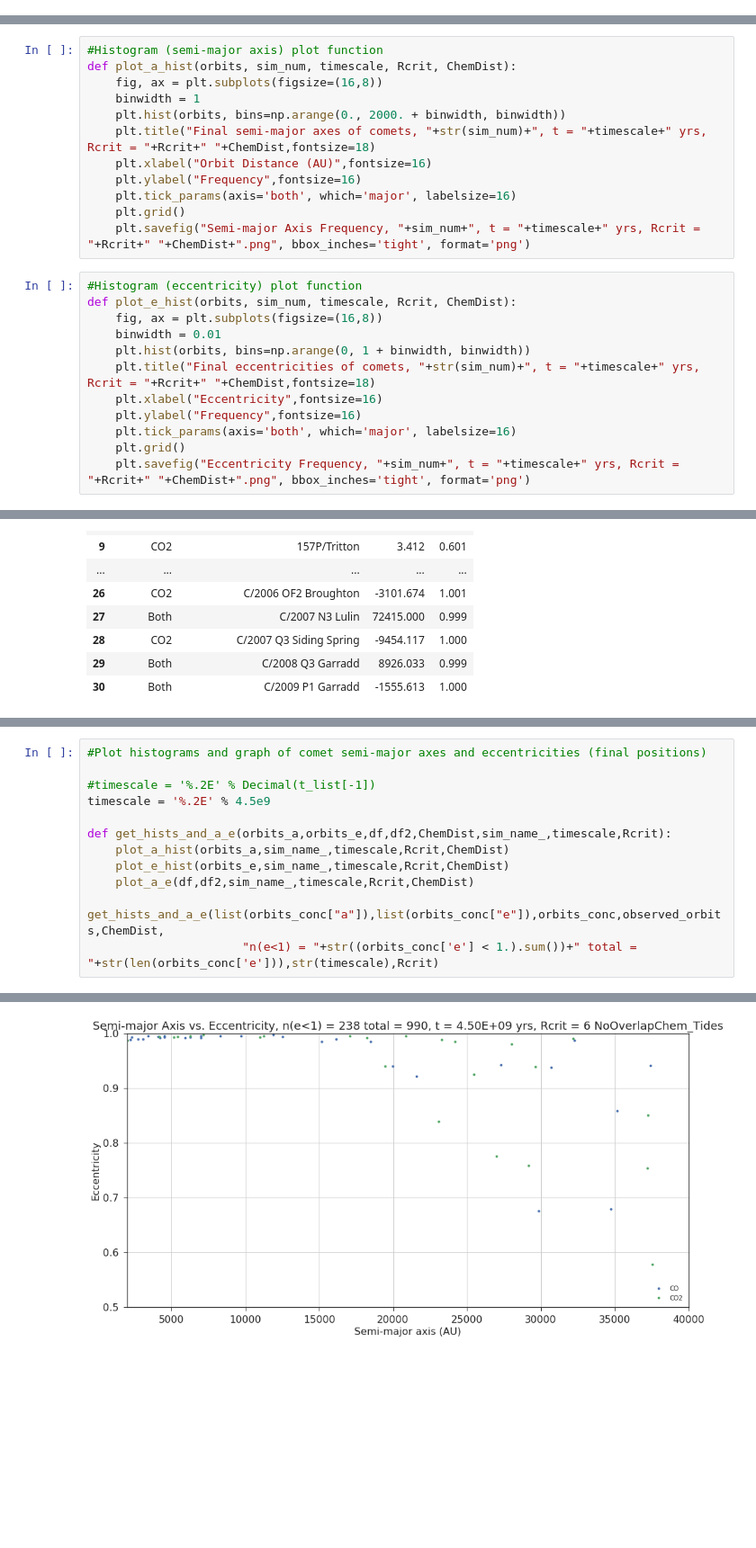
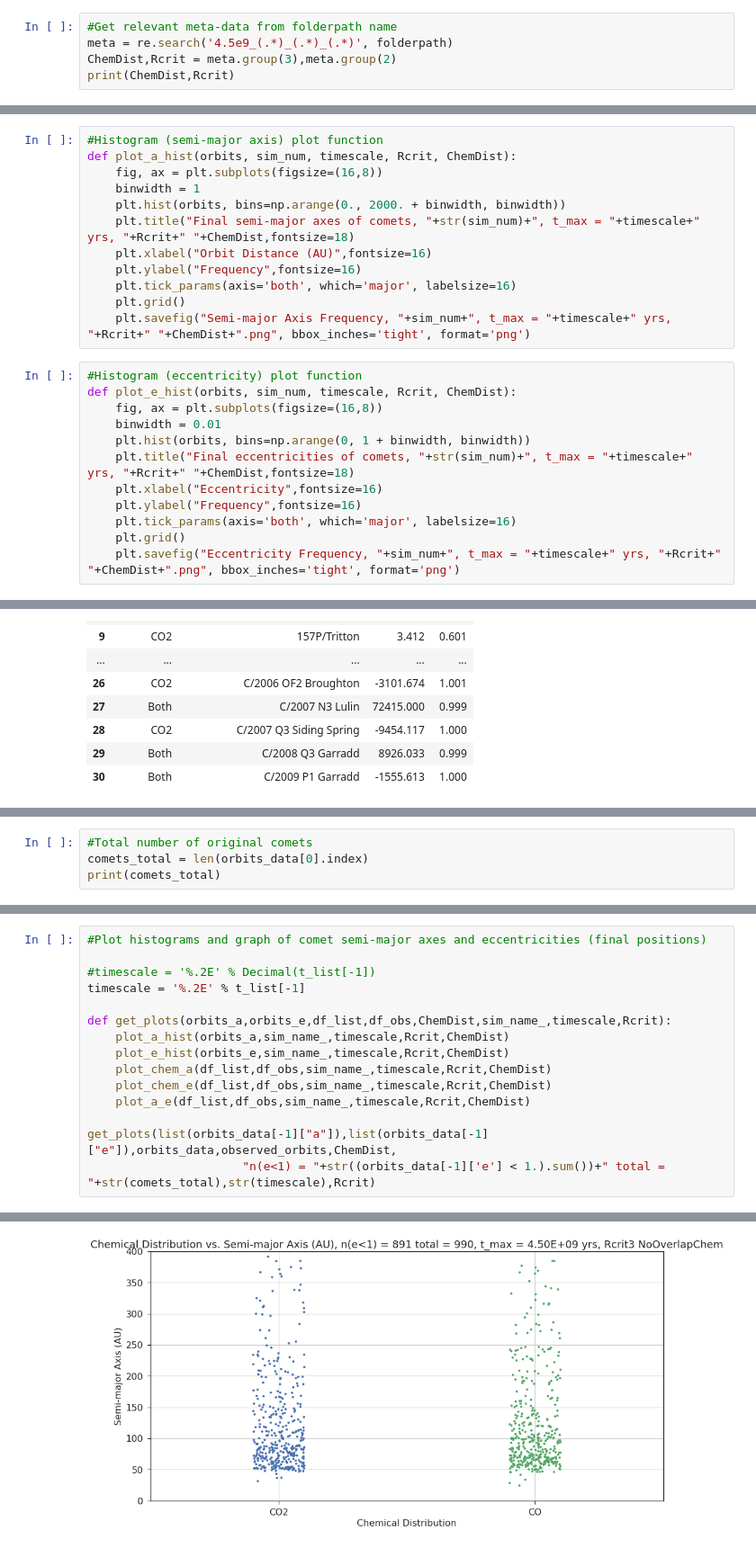
Before and after one commit to Michael-WC-Wong/Comets-Rebound-Sims, a Jupyter notebook: Output_Analysis.ipynb, the cells around one changed output, grey strips where cells are left out. Shown at 90% size. Cells and saved outputs as stored; diff of their text form; blank space fills up the shorter version.

```diff
--- a/Output_Analysis.ipynb
+++ b/Output_Analysis.ipynb
@@ -11,0 +26,5 @@ from decimal import Decimal
+# %%
+#Get relevant meta-data from folderpath name
+meta = re.search('4.5e9_(.*)_(.*)_(.*)', folderpath)
+ChemDist,Rcrit = meta.group(3),meta.group(2)
+print(ChemDist,Rcrit)
@@ -15,23 +174,23 @@ def plot_a_hist(orbits, sim_num, timescale, Rcrit, ChemDist):
     fig, ax = plt.subplots(figsize=(16,8))
     binwidth = 1
     plt.hist(orbits, bins=np.arange(0., 2000. + binwidth, binwidth))
-    plt.title("Final semi-major axes of comets, "+str(sim_num)+", t = "+timescale+" yrs, Rcrit = "+Rcrit+" "+ChemDist,fontsize=18)
+    plt.title("Final semi-major axes of comets, "+str(sim_num)+", t_max = "+timescale+" yrs, "+Rcrit+" "+ChemDist,fontsize=18)
     plt.xlabel("Orbit Distance (AU)",fontsize=16)
     plt.ylabel("Frequency",fontsize=16)
     plt.tick_params(axis='both', which='major', labelsize=16)
     plt.grid()
-    plt.savefig("Semi-major Axis Frequency, "+sim_num+", t = "+timescale+" yrs, Rcrit = "+Rcrit+" "+ChemDist+".png", bbox_inches='tight', format='png')
+    plt.savefig("Semi-major Axis Frequency, "+sim_num+", t_max = "+timescale+" yrs, "+Rcrit+" "+ChemDist+".png", bbox_inches='tight', format='png')
 # %%
 #Histogram (eccentricity) plot function
 def plot_e_hist(orbits, sim_num, timescale, Rcrit, ChemDist):
     fig, ax = plt.subplots(figsize=(16,8))
     binwidth = 0.01
     plt.hist(orbits, bins=np.arange(0, 1 + binwidth, binwidth))
-    plt.title("Final eccentricities of comets, "+str(sim_num)+", t = "+timescale+" yrs, Rcrit = "+Rcrit+" "+ChemDist,fontsize=18)
+    plt.title("Final eccentricities of comets, "+str(sim_num)+", t_max = "+timescale+" yrs, "+Rcrit+" "+ChemDist,fontsize=18)
     plt.xlabel("Eccentricity",fontsize=16)
     plt.ylabel("Frequency",fontsize=16)
     plt.tick_params(axis='both', which='major', labelsize=16)
     plt.grid()
-    plt.savefig("Eccentricity Frequency, "+sim_num+", t = "+timescale+" yrs, Rcrit = "+Rcrit+" "+ChemDist+".png", bbox_inches='tight', format='png')
+    plt.savefig("Eccentricity Frequency, "+sim_num+", t_max = "+timescale+" yrs, "+Rcrit+" "+ChemDist+".png", bbox_inches='tight', format='png')
 # %%
 #Plot final semi-major axis vs. eccentricity
@@ -320,0 +563,4 @@ observed_orbits
+# %%
+#Total number of original comets
+comets_total = len(orbits_data[0].index)
+print(comets_total)
@@ -322,13 +593,15 @@ observed_orbits
 #Plot histograms and graph of comet semi-major axes and eccentricities (final positions)
 
 #timescale = '%.2E' % Decimal(t_list[-1])
-timescale = '%.2E' % 4.5e9
+timescale = '%.2E' % t_list[-1]
 
-def get_hists_and_a_e(orbits_a,orbits_e,df,df2,ChemDist,sim_name_,timescale,Rcrit):
+def get_plots(orbits_a,orbits_e,df_list,df_obs,ChemDist,sim_name_,timescale,Rcrit):
     plot_a_hist(orbits_a,sim_name_,timescale,Rcrit,ChemDist)
     plot_e_hist(orbits_e,sim_name_,timescale,Rcrit,ChemDist)
-    plot_a_e(df,df2,sim_name_,timescale,Rcrit,ChemDist)
+    plot_chem_a(df_list,df_obs,sim_name_,timescale,Rcrit,ChemDist)
+    plot_chem_e(df_list,df_obs,sim_name_,timescale,Rcrit,ChemDist)
+    plot_a_e(df_list,df_obs,sim_name_,timescale,Rcrit,ChemDist)
 
-get_hists_and_a_e(list(orbits_conc["a"]),list(orbits_conc["e"]),orbits_conc,observed_orbits,ChemDist,
-                      "n(e<1) = "+str((orbits_conc['e'] < 1.).sum())+" total = "+str(len(orbits_conc['e'])),str(timescale),Rcrit)
+get_plots(list(orbits_data[-1]["a"]),list(orbits_data[-1]["e"]),orbits_data,observed_orbits,ChemDist,
+                      "n(e<1) = "+str((orbits_data[-1]['e'] < 1.).sum())+" total = "+str(comets_total),str(timescale),Rcrit)
 # %% [output]
@@ -337 +610 @@ get_hists_and_a_e(list(orbits_conc["a"]),list(orbits_conc["e"]),orbits_conc,obse
-[figure, old version]
+[figure, new version]
```
Also changed, not shown: parts of 32 cells of this notebook, 3 other files.
